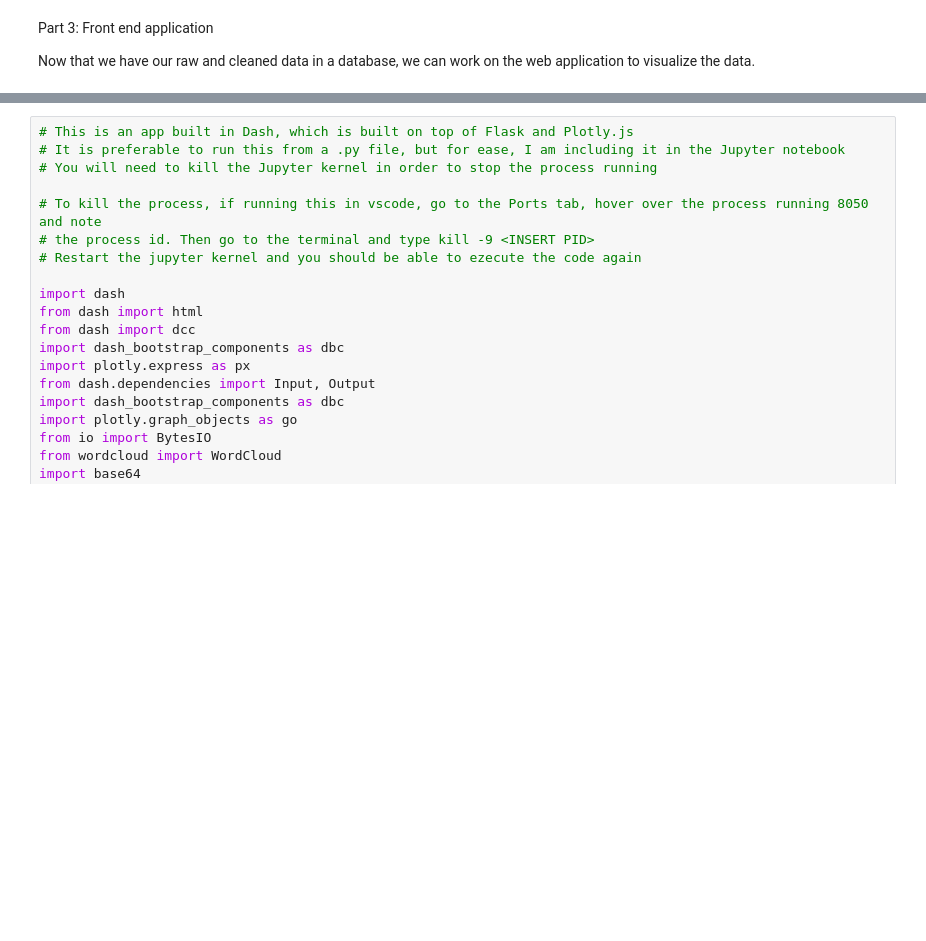
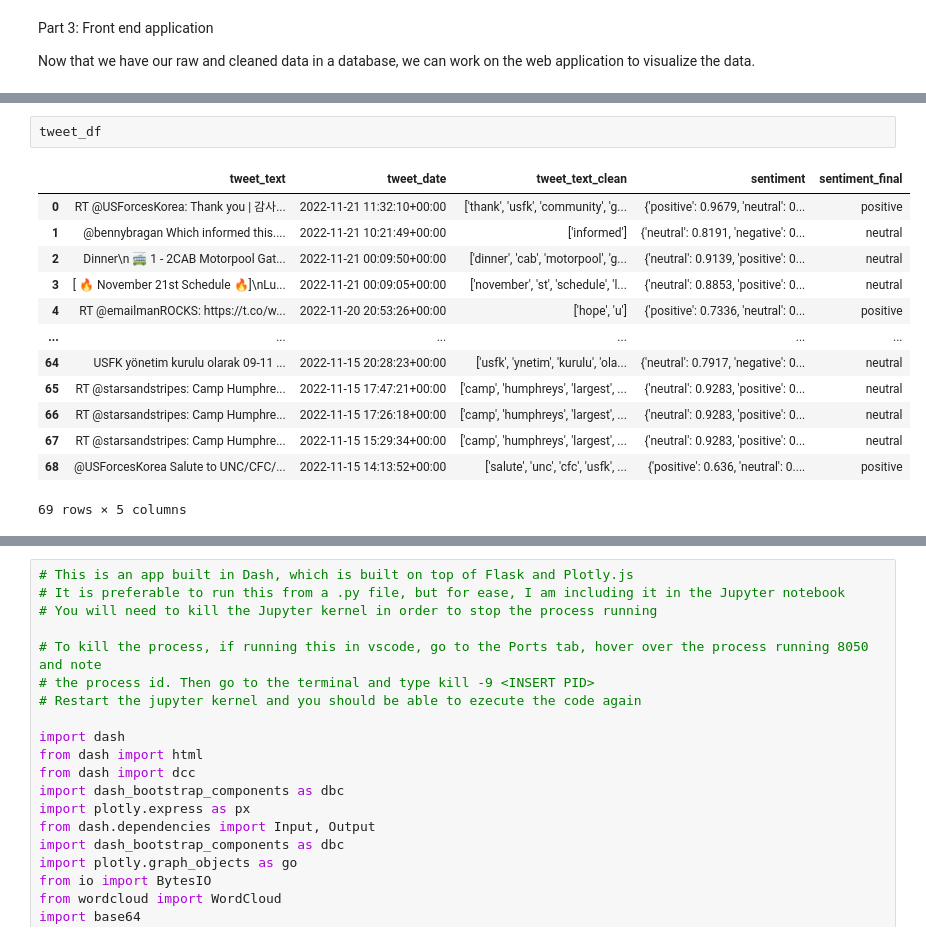
Before and after one commit to syst3m2/twitter-bokeh-tutorial, a Jupyter notebook: twitter-app-example.ipynb, the cells around one changed output, grey strips where cells are left out. Drawn from its saved outputs; the diff is of its cells as text; blank space fills up the shorter version.

```diff
--- a/twitter-app-example.ipynb
+++ b/twitter-app-example.ipynb
@@ -570,0 +600,16 @@ print(word_df.head())
+# %%
+tweet_df
+# %% [output]
+|  | tweet_text | tweet_date | tweet_text_clean | sentiment | sentiment_final |
+| 0 | RT @USForcesKorea: Thank you | 감사... | 2022-11-21 11:32:10+00:00 | ['thank', 'usfk', 'community', 'g... | {'positive': 0.9679, 'neutral': 0... | positive |
+| 1 | @bennybragan Which informed this.... | 2022-11-21 10:21:49+00:00 | ['informed'] | {'neutral': 0.8191, 'negative': 0... | neutral |
+| 2 | Dinner\n 🚎 1 - 2CAB Motorpool Gat... | 2022-11-21 00:09:50+00:00 | ['dinner', 'cab', 'motorpool', 'g... | {'neutral': 0.9139, 'positive': 0... | neutral |
+| 3 | [ 🔥 November 21st Schedule 🔥]\nLu... | 2022-11-21 00:09:05+00:00 | ['november', 'st', 'schedule', 'l... | {'neutral': 0.8853, 'positive': 0... | neutral |
+| 4 | RT @emailmanROCKS: https://t.co/w... | 2022-11-20 20:53:26+00:00 | ['hope', 'u'] | {'positive': 0.7336, 'neutral': 0... | positive |
+| ... | ... | ... | ... | ... | ... |
+| 64 | USFK yönetim kurulu olarak 09-11 ... | 2022-11-15 20:28:23+00:00 | ['usfk', 'ynetim', 'kurulu', 'ola... | {'neutral': 0.7917, 'negative': 0... | neutral |
+| 65 | RT @starsandstripes: Camp Humphre... | 2022-11-15 17:47:21+00:00 | ['camp', 'humphreys', 'largest', ... | {'neutral': 0.9283, 'positive': 0... | neutral |
+| 66 | RT @starsandstripes: Camp Humphre... | 2022-11-15 17:26:18+00:00 | ['camp', 'humphreys', 'largest', ... | {'neutral': 0.9283, 'positive': 0... | neutral |
+| 67 | RT @starsandstripes: Camp Humphre... | 2022-11-15 15:29:34+00:00 | ['camp', 'humphreys', 'largest', ... | {'neutral': 0.9283, 'positive': 0... | neutral |
+| 68 | @USForcesKorea Salute to UNC/CFC/... | 2022-11-15 14:13:52+00:00 | ['salute', 'unc', 'cfc', 'usfk', ... | {'positive': 0.636, 'neutral': 0.... | positive |
+69 rows × 5 columns
```
Also changed, not shown: parts of 16 cells of this notebook, 1 other file.
